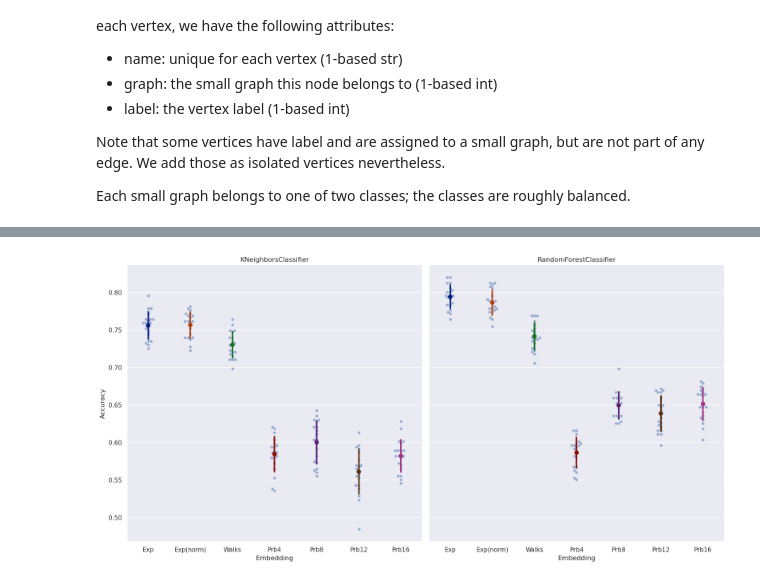
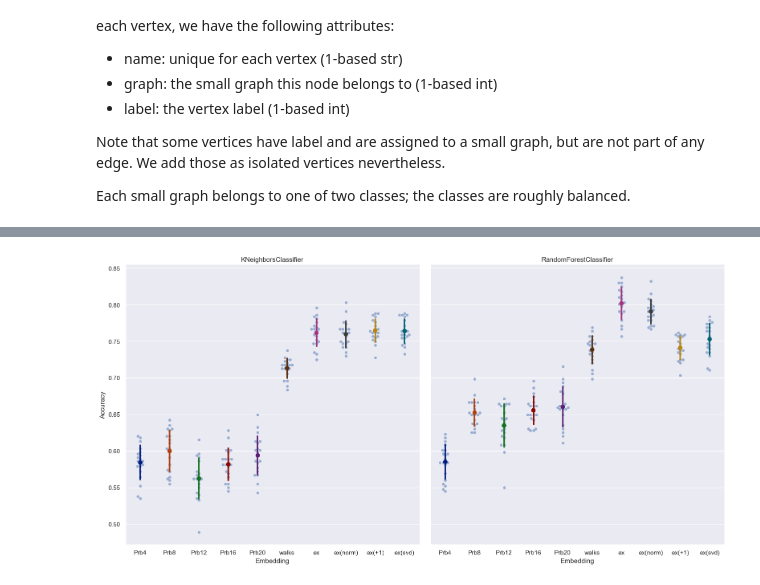
Before and after one commit to ftheberge/EmbeddingOfGraphs, a Jupyter notebook: Notebooks/graph-embedding-NCI-classify.ipynb, the cells around one changed output, grey strips where cells are left out. Cells and saved outputs as stored; diff of their text form; code cells hidden in the pictures.

```diff
--- a/Notebooks/graph-embedding-NCI-classify.ipynb
+++ b/Notebooks/graph-embedding-NCI-classify.ipynb
@@ -130,55 +130,48 @@ g = sns.catplot(
     kind="swarm",
     x="Embedding",
     y="Accuracy",
     col="Model",
     col_wrap=2,
     data=df_norm,
     height=8,
     alpha=0.5,
     zorder=1,
 )
 g.map_dataframe(
     sns.pointplot,
     x="Embedding",
     y="Accuracy",
     color="Model",
     data=df_norm,
-    # height=6,
-    # aspect=1.3,
     palette="dark",
     join=False,
     order=[
-        "Expander",
-        "Expander normalized",
-#        "W1",
-#        "W1s",
-#        "Expander+2",
-#        "W2s",
-        "Walks",
-#        "Walks normalized",
-        "Probes_4",
-        "Probes_8",
-        "Probes_12",
-        "Probes_16"
+    "Probes_4",
+    "Probes_8",
+    "Probes_12",
+    "Probes_16",
+    "Probes_20",
+    "Walks",
+    "Expander",
+    "Expander normalized",
+    "Expander recursive",
+    "Expander svd"
     ],
     ci="sd",
-    # zorder=2,
     scale=0.9,
 )
 g.set_titles(col_template="{col_name}")
 g.set_xticklabels([
-        "Exp",
-        "Exp(norm)",
-#        "W1",
-#        "W1s",
-#        "Exp+2",
-#        "W2s",
-        "Walks",
-#        "Wkn",
         "Prb4",
         "Prb8",
         "Prb12",
-        "Prb16"
+        "Prb16",
+        "Prb20",
+        "walks",
+        "ex",
+        "ex(norm)",
+        "ex(+1)",
+        "ex(svd)"
     ]);
 # %% [output]
-[figure, old version]
+[figure, new version]
```
Also changed, not shown: parts of 6 cells of this notebook, 34 other files.
